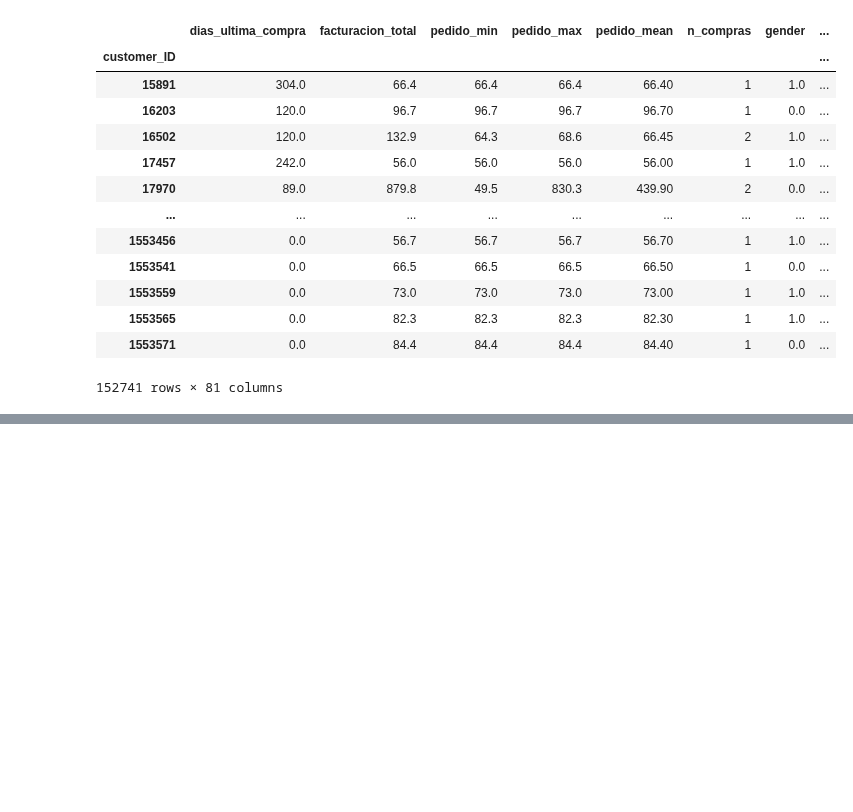
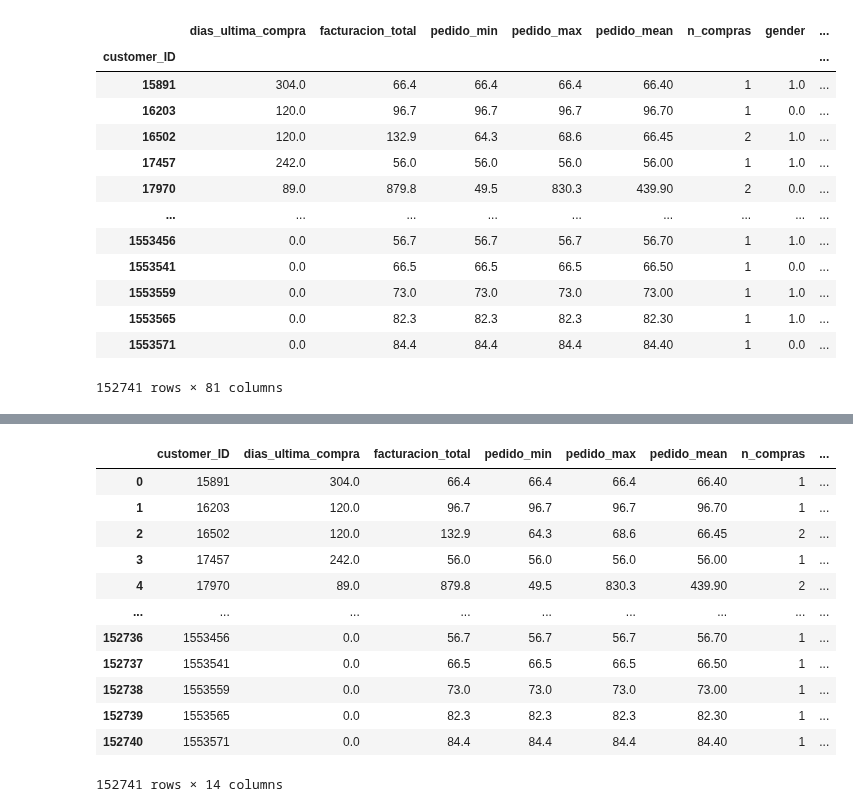
Before and after one commit to RicardColomOrero/easymoney, a Jupyter notebook: Easymoney_grupo5_2306_clustering.ipynb, the cells around one changed output, grey strips where cells are left out. Drawn from its saved outputs; the diff is of its cells as text; code cells hidden in the pictures; blank space fills up the shorter version.

```diff
--- a/Easymoney_grupo5_2306_clustering.ipynb
+++ b/Easymoney_grupo5_2306_clustering.ipynb
@@ -1475,0 +1501,24 @@ clusters = X_processed.copy()
+# %%
+df_cluster_final_["entry_channel"].fillna(value = "OTHERS", inplace = True)
+# %%
+df_cluster_final_["segment"].fillna(value = "04 - NO SEGMENT", inplace = True)
+# %%
+X_processed = X_processed.reset_index()
+# %%
+df_cluster_final = df_cluster_final_.merge(X_processed[["customer_ID","cluster"]], how = "left", on = "customer_ID")
+# %%
+df_cluster_final
+# %% [output]
+|  | customer_ID | dias_ultima_compra | facturacion_total | pedido_min | pedido_max | pedido_mean | n_compras | ... |
+| 0 | 15891 | 304.0 | 66.4 | 66.4 | 66.4 | 66.40 | 1 | ... |
+| 1 | 16203 | 120.0 | 96.7 | 96.7 | 96.7 | 96.70 | 1 | ... |
+| 2 | 16502 | 120.0 | 132.9 | 64.3 | 68.6 | 66.45 | 2 | ... |
+| 3 | 17457 | 242.0 | 56.0 | 56.0 | 56.0 | 56.00 | 1 | ... |
+| 4 | 17970 | 89.0 | 879.8 | 49.5 | 830.3 | 439.90 | 2 | ... |
+| ... | ... | ... | ... | ... | ... | ... | ... | ... |
+| 152736 | 1553456 | 0.0 | 56.7 | 56.7 | 56.7 | 56.70 | 1 | ... |
+| 152737 | 1553541 | 0.0 | 66.5 | 66.5 | 66.5 | 66.50 | 1 | ... |
+| 152738 | 1553559 | 0.0 | 73.0 | 73.0 | 73.0 | 73.00 | 1 | ... |
+| 152739 | 1553565 | 0.0 | 82.3 | 82.3 | 82.3 | 82.30 | 1 | ... |
+| 152740 | 1553571 | 0.0 | 84.4 | 84.4 | 84.4 | 84.40 | 1 | ... |
+152741 rows × 14 columns
```
Also changed, not shown: parts of 11 cells of this notebook.
